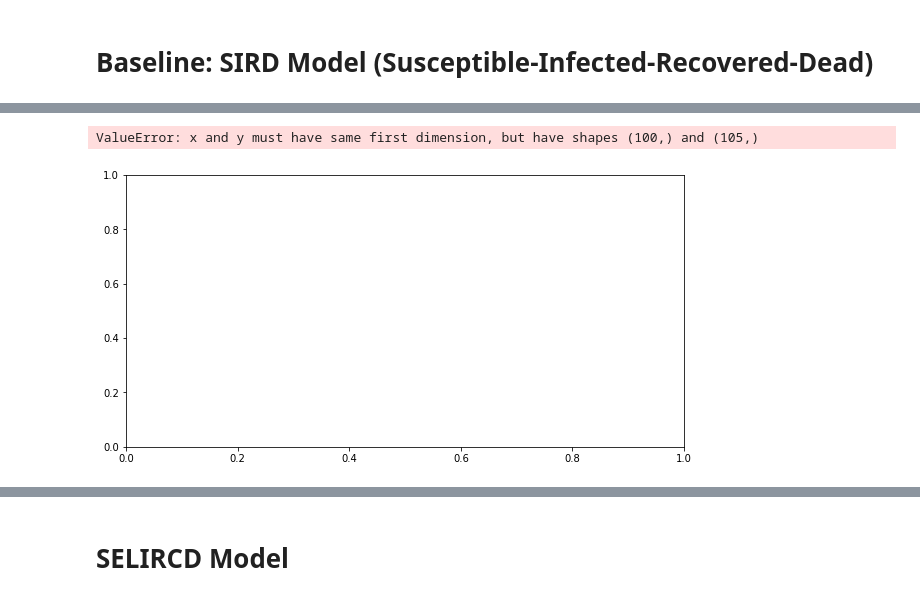
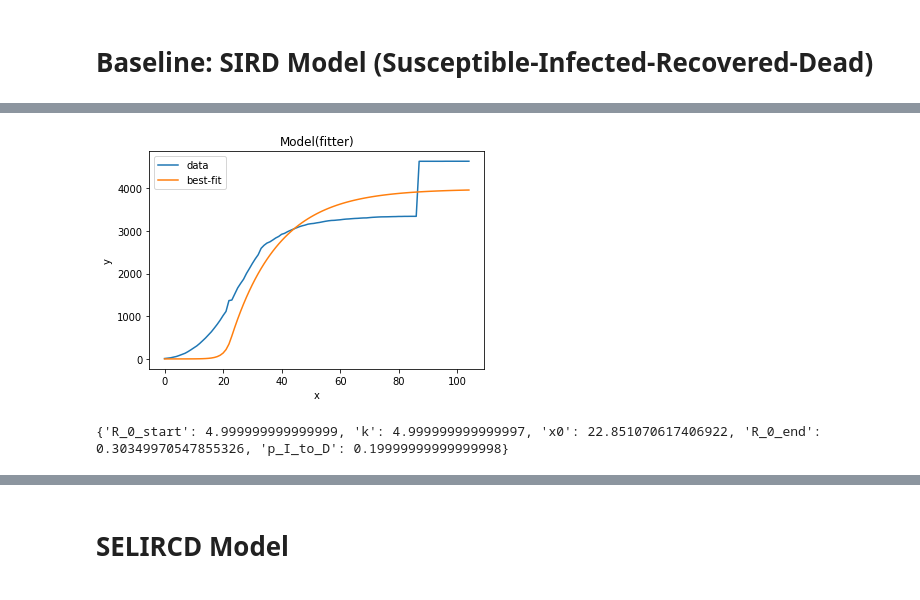
Before and after one commit to jiyingz/COVID19_projections, a Jupyter notebook: China_Models.ipynb, the cells around one changed output, grey strips where cells are left out. Cells and saved outputs as stored; diff of their text form; code cells hidden in the pictures.

```diff
--- a/China_Models.ipynb
+++ b/China_Models.ipynb
@@ -150,11 +146,14 @@ days = 105
 # %%
-def deriv(y, t, N, alpha, beta, gamma, p_I_to_R, p_I_to_D):
+def deriv(y, t, N, alpha, beta, gamma, p_I_to_D):
     S, I, R, D = y
 
-    dSdt = - alpha * (I / N) * S
-    dIdt = alpha * (I / N) * S - beta * p_I_to_R * I - gamma * p_I_to_D * I
-    dRdt = beta * p_I_to_R * I
+    dSdt = - alpha(t) * (I / N) * S
+    dIdt = alpha(t) * (I / N) * S - beta * (1-p_I_to_D) * I - gamma * p_I_to_D * I
+    dRdt = beta * (1-p_I_to_D) * I
     dDdt = gamma * p_I_to_D * I
 
     return dSdt, dIdt, dRdt, dDdt
+# %%
+def logistic_R_0(t, R_0_start, k, x0, R_0_end):
+    return (R_0_start-R_0_end) / (1 + np.exp(-k*(-t+x0))) + R_0_end
 # %%
@@ -200,5 +174,32 @@ def plotsir(t, S, I, R, D):
-# %%
-plotsir(t, S, I, R, D)
-# %% [output]
-ValueError: x and y must have same first dimension, but have shapes (100,) and (105,)
-[figure, removed]
+# %%
+#Set reference data (x_data is days, y_data is number of cumulative deaths)
+outbreak_shift = -1
+data = china["deaths_ttl"].to_numpy()
+days = outbreak_shift + len(data)
+if outbreak_shift >= 0:
+    y_data = np.concatenate((np.zeros(outbreak_shift), data))
+else:
+    y_data = data[-outbreak_shift:]
+
+x_data = np.linspace(0, days - 1, days, dtype=int)  # x_data is just [0, 1, ..., max_days] array
+# %%
+#Fit the model to get predicted cumulative deaths
+def fitter(x, R_0_start, k, x0, R_0_end, p_I_to_D):
+    ret = Model(days, agegroups, beta, gamma, p_I_to_D, R_0_start, k, x0, R_0_end)
+    return ret[4][x] #pred cumulative deaths, all entries
+
+mod = lmfit.Model(fitter)
+
+for kwarg, (init, mini, maxi) in params_init_min_max.items():
+    mod.set_param_hint(str(kwarg), value=init, min=mini, max=maxi, vary=True)
+# %%
+params = mod.make_params()
+fit_method = "leastsq"
+result = mod.fit(y_data, params, method="least_squares", x=x_data)
+ax= plt.subplots()
+result.plot_fit(datafmt="-", ax=ax);
+plt.show()
+print(result.best_values)
+# %% [output]
+[figure, added]
+{'R_0_start': 4.999999999999999, 'k': 4.999999999999997, 'x0': 22.851070617406922, 'R_0_end': 0.30349970547855326, 'p_I_to_D': 0.19999999999999998}
```
Also changed, not shown: parts of 36 cells of this notebook.
